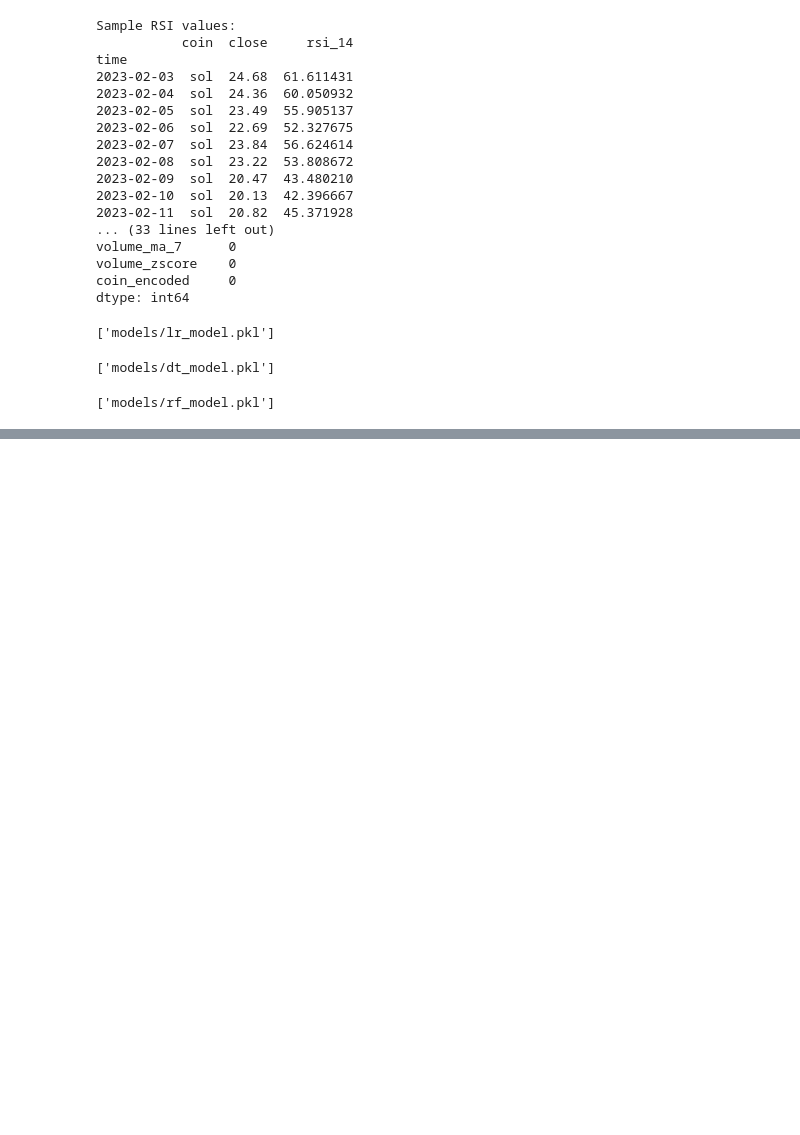
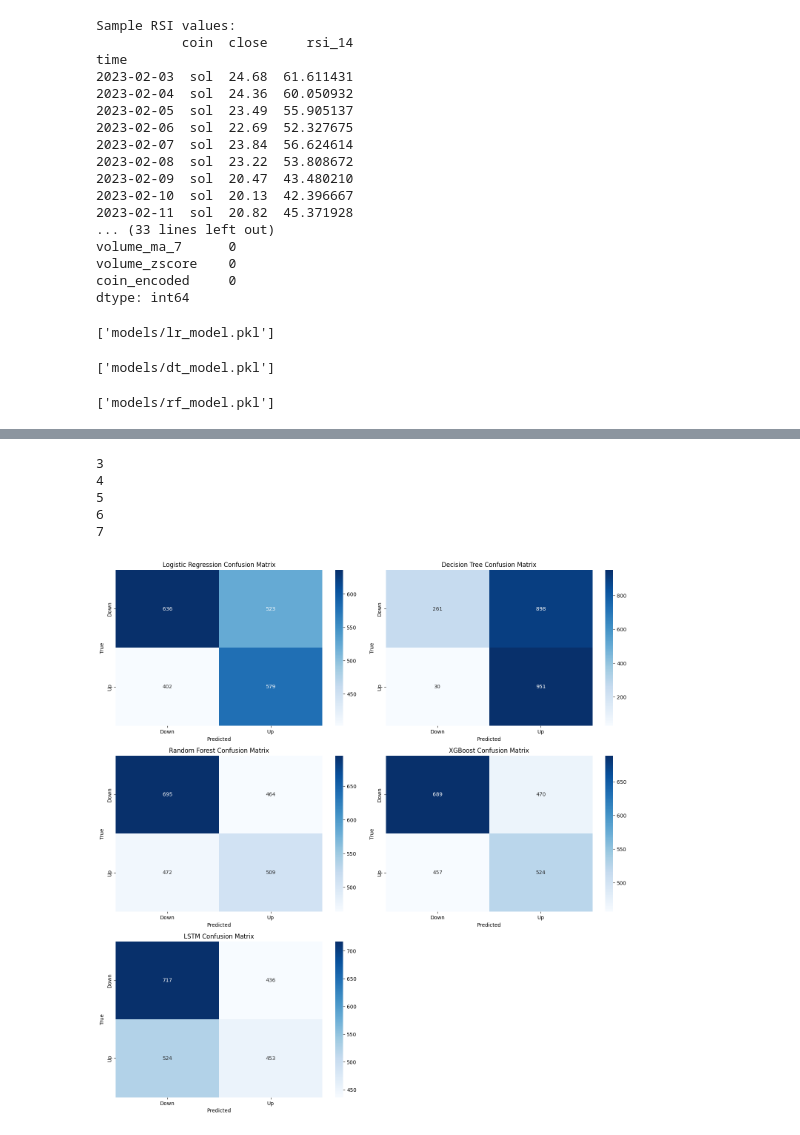
Before and after one commit to anejakartik/cryptocurrency_market_analysis, a Jupyter notebook: Models_combined.ipynb, the cells around one changed output, grey strips where cells are left out. Cells and saved outputs as stored; diff of their text form; code cells hidden in the pictures; blank space fills up the shorter version.

Commit message:
all 5 models

```diff
--- a/Models_combined.ipynb
+++ b/Models_combined.ipynb
@@ -116,7 +116,7 @@ coin_encoded = encoder.fit_transform(df[['coin']])
 # %%
 #Model-specific feature preparation
 ## Common features
-base_features = ['rsi_14', 'daily_return', 'volumeto', 'vwap']
+base_features = ['rsi_14', 'daily_return', 'volumeto', 'vwap', 'coin_code']
 
 ## Logistic Regression Features
 lr_features = base_features + ['macd_line', 'macd_signal']
@@ -383,0 +513,26 @@ Feature names unseen at fit time:
+# %%
+# Visualization
+num_models = len(predictions)
+num_rows = (num_models + 3) // 2
+fig = plt.figure(figsize=(15, 5 * num_rows))
+
+# Confusion Matrices
+for i, (name, y_pred) in enumerate(predictions.items(), 3):
+    plt.subplot(num_rows, 2, i)
+    cm = confusion_matrix(y_test[len(y_test)-len(y_pred):], y_pred)  # Align with LSTM predictions
+    sns.heatmap(cm, annot=True, fmt='d', cmap='Blues',
+                xticklabels=['Down', 'Up'],
+                yticklabels=['Down', 'Up'])
+    plt.title(f'{name} Confusion Matrix')
+    plt.xlabel('Predicted')
+    plt.ylabel('True')
+
+plt.tight_layout()
+plt.show()
+# %% [output]
+3
+4
+5
+6
+7
+[figure, added]
```
Also changed, not shown: parts of 11 cells of this notebook, 14 other files.
